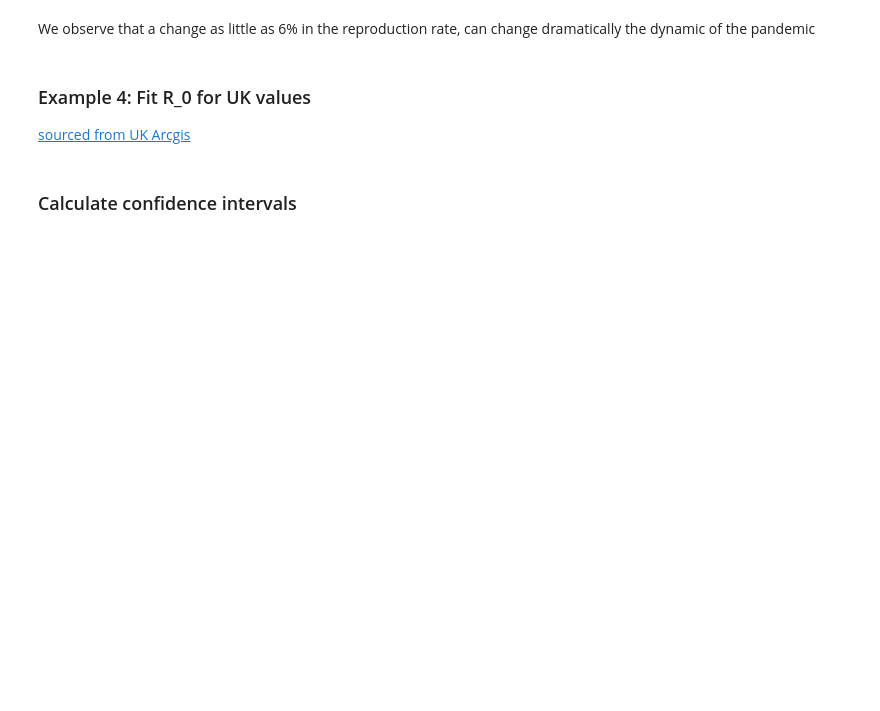
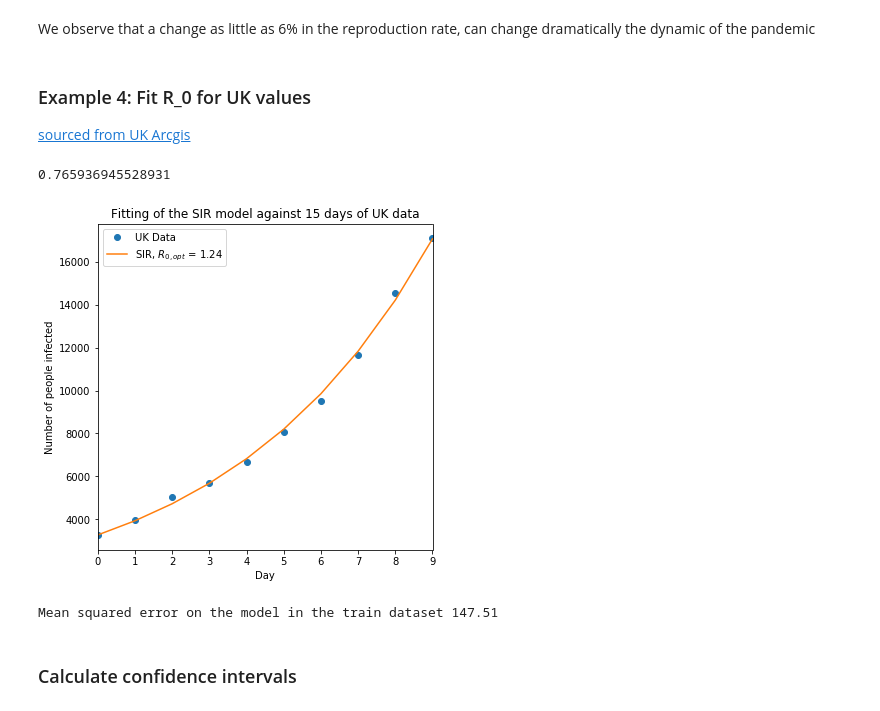
Before and after one commit to open-sir/open-sir, a Jupyter notebook: SIR-X.ipynb, the cells around one changed output. Drawn from its saved outputs; the diff is of its cells as text; code cells hidden in the pictures; blank space fills up the shorter version.

Commit message:
refactor(model): cosmetics

```diff
--- a/SIR-X.ipynb
+++ b/SIR-X.ipynb
@@ -325,37 +340,42 @@ We observe that a change as little as 6% in the reproduction rate, can change dr
 # %%
 P_UK = 67886011
 # Data up to 28th of March
 I_UK= [3269, 3983, 5018, 5683, 6650, 8077, 9529, 11658, 14543, 17089]
 n_days = len(I_UK) # Final day
 t_d = np.linspace(0,n_days-1,n_days)
 
 S0 = (P_UK-I_UK[0])/P_UK
 I0 = I_UK[0]/P_UK
 w0 = [S0, I0, R0]
 p = [alpha,beta]
 
 # Create empty model
 SIR_UK = SIR(p, w0)
 # Train model
-SIR_UK.fit(t_d, I_UK, P_UK)
+SIR_UK.fit(t_d, I_UK, P_UK, fit_index=[True,False])
 # Build numerical solution
 I_opt = SIR_UK.solve(n_days-1,n_days)[:,2]*P_UK
 # lag = 6
 
 R_opt = SIR_UK.r0 #
 
 plt.figure(figsize=[6,6])
 plt.plot(t_d,I_UK,'o')
 plt.plot(t_d, I_opt)
 plt.legend(["UK Data","SIR, $R_{0,opt}$ = %.2f"%R_opt])
 plt.title("Fitting of the SIR model against 15 days of UK data")
 plt.ylabel("Number of people infected")
 plt.xlabel("Day")
 plt.xlim([min(t_d),max(t_d)])
 plt.show()
+# %% [output]
+0.765936945528931
+[figure, added]
 # %%
 MSE = sum(np.sqrt((I_opt-I_UK)**2))/len(I_UK)
 print("Mean squared error on the model in the train dataset %.2f" % MSE)
+# %% [output]
+Mean squared error on the model in the train dataset 147.51
 # %% [markdown]
 ### Calculate confidence intervals
 # %%
```
Also changed, not shown: parts of 19 cells of this notebook.
